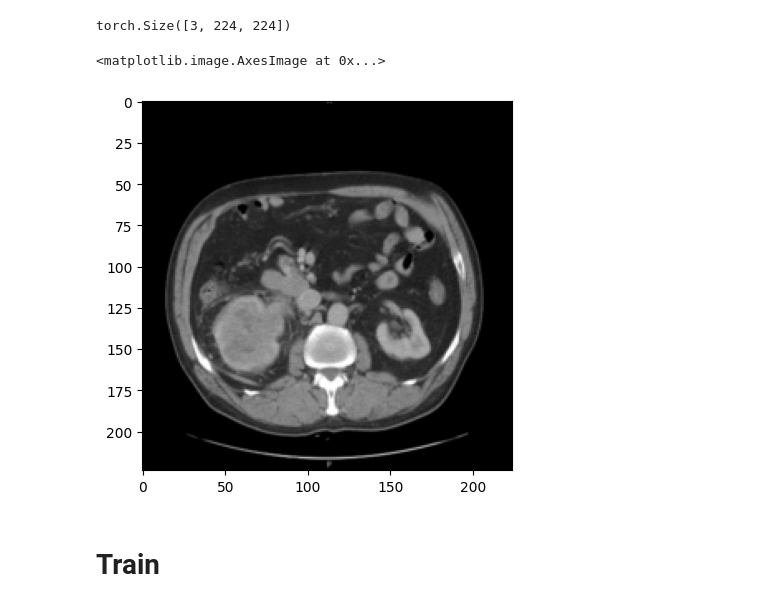
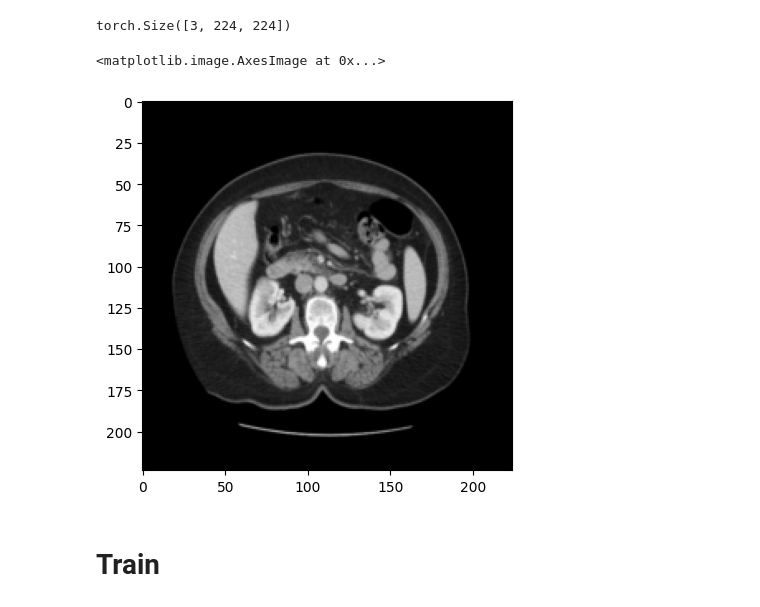
Before and after one commit to amirkasaei/Kidney-Renal-Cancer-Classification, a Jupyter notebook: Kidney_Renal_Cancer.ipynb, the cells around one changed output. Cells and saved outputs as stored; diff of their text form; code cells hidden in the pictures.

```diff
--- a/Kidney_Renal_Cancer.ipynb
+++ b/Kidney_Renal_Cancer.ipynb
@@ -107,8 +107,7 @@ def create_dataset(path):
 
   return dataset
 # %%
-# p = '/content/Rencal Cancer merged/With Contrastive agent'
-p = '/content/With Contrastive agent'
+p = '/content/Rencal Cancer merged/With Contrast agent'
 data = create_dataset(p)
 # %%
 dataframe = pd.DataFrame(data)
@@ -141,5 +136,5 @@ Papillary RCC type 1                           3
 Name: class_name, dtype: int64
 # %%
-classes = class_counts[class_counts >= 20].index
-classes
+base_classes = class_counts[class_counts >= 30].index
+base_classes
 # %% [output]
@@ -148,6 +143,6 @@ Index(['Clear Cell RCC', 'Simple Cyst', 'Chromophobe RCC', 'AML',
       dtype='object')
 # %%
 dataframe_filtered = dataframe.copy(deep=True)
-dataframe_filtered.loc[~dataframe_filtered.class_name.isin(classes), 'class_name'] = 'Others'
+dataframe_filtered.loc[~dataframe_filtered.class_name.isin(base_classes), 'class_name'] = 'Others'
 dataframe_filtered['class_name'].value_counts(sort=True)
 # %% [output]
@@ -160 +155,5 @@ Sarcomatoid RCC     42
 Name: class_name, dtype: int64
+# %%
+classes = list(base_classes)
+classes.append('Others')
+classes
@@ -266,10 +359,10 @@ datasets['train'][10][0].shape
 # %% [output]
 torch.Size([3, 224, 224])
 # %%
-plt.imshow(PILimage(datasets['test'][10][0]))
+plt.imshow(PILimage(datasets['test'][80][0]))
 # %% [output]
 <matplotlib.image.AxesImage at 0x...>
-[figure, old version]
+[figure, new version]
 # %%
 dataloaders = {}
 dataloaders['train'] = torch.utils.data.DataLoader(datasets['train'], shuffle=True, batch_size=32)
```
Also changed, not shown: parts of 43 cells of this notebook.
